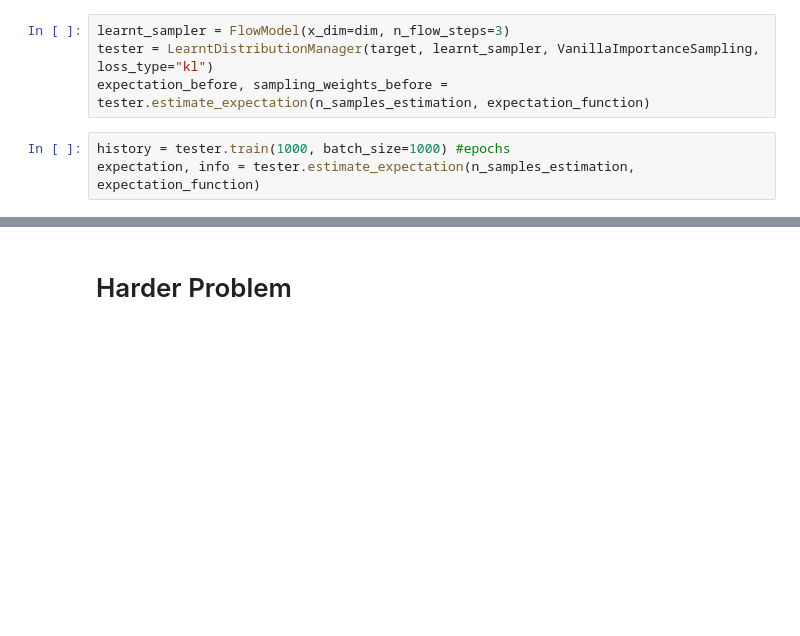
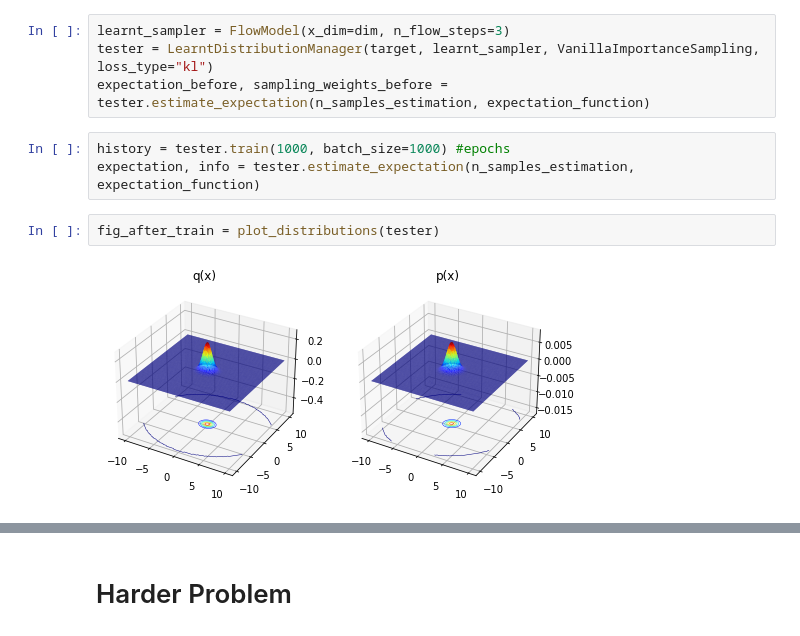
Before and after one commit to lollcat/FAB-2021, a Jupyter notebook: Notebooks/Flow/BNN_and_flow.ipynb, the cells around one changed output, grey strips where cells are left out. Cells and saved outputs as stored; diff of their text form; blank space fills up the shorter version.

```diff
--- a/Notebooks/Flow/BNN_and_flow.ipynb
+++ b/Notebooks/Flow/BNN_and_flow.ipynb
@@ -111,5 +107,9 @@ expectation_before, sampling_weights_before = tester.estimate_expectation(n_samp
 # %%
 history = tester.train(1000, batch_size=1000) #epochs
 expectation, info = tester.estimate_expectation(n_samples_estimation, expectation_function)
+# %%
+fig_after_train = plot_distributions(tester)
+# %% [output]
+[figure, added]
 # %%
 plot_history(history, bounds=[-1e12, 1e12], running_chunk_n=10)
```
Also changed, not shown: parts of 36 cells of this notebook, 32 other files.
